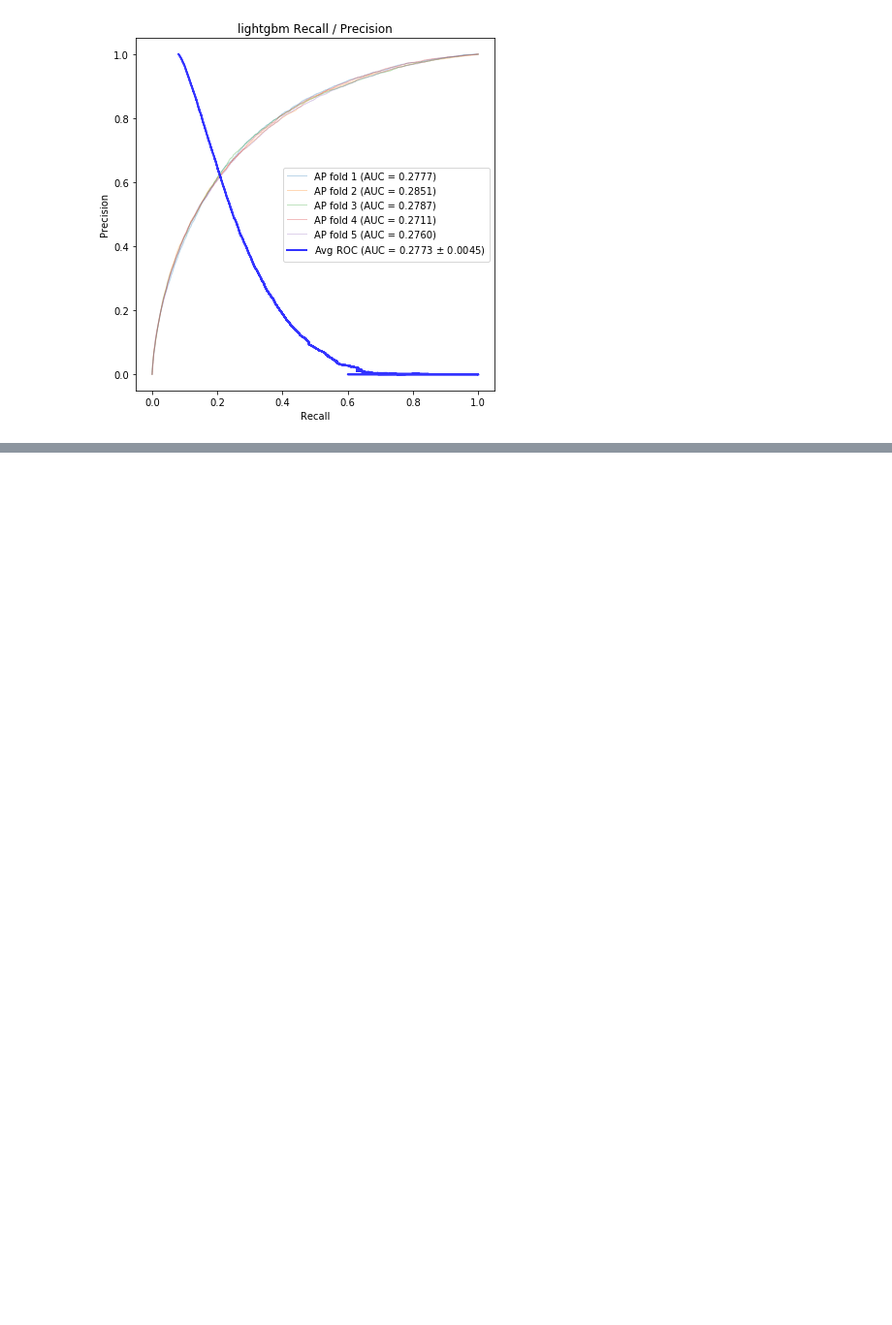
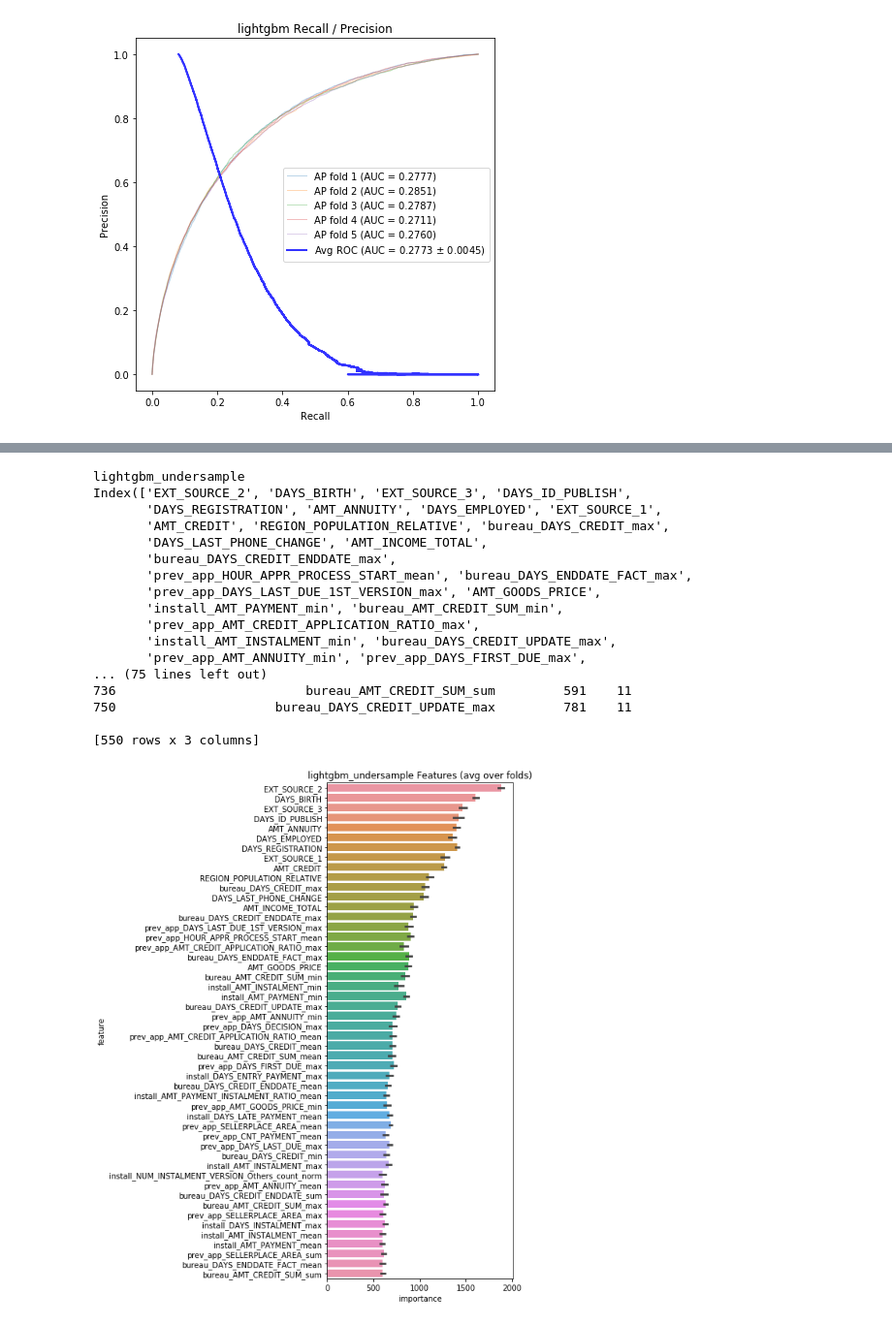
Before and after one commit to kaholau/home-credit-default-risk, a Jupyter notebook: app/code/lightgbm.ipynb, the cells around one changed output, grey strips where cells are left out. Shown at 97% size. Drawn from its saved outputs; the diff is of its cells as text; code cells hidden in the pictures; blank space fills up the shorter version.

Commit message:
add lightgbm undersampling result

```diff
--- a/app/code/lightgbm.ipynb
+++ b/app/code/lightgbm.ipynb
@@ -83,3 +83,5 @@ Index(['DAYS_BIRTH', 'EXT_SOURCE_2', 'EXT_SOURCE_3', 'DAYS_ID_PUBLISH',
 [figure]
 [figure]
 [figure]
+# %%
+oof_preds, test_preds, importances, folds = myutil.cross_validation_undersample(data, test, y, lgb)
@@ -85,0 +102,22 @@ Index(['DAYS_BIRTH', 'EXT_SOURCE_2', 'EXT_SOURCE_3', 'DAYS_ID_PUBLISH',
+# %%
+title = 'lightgbm_undersample'
+myutil.report(test_preds, folds, importances, data, y, oof_preds, title)
+# %% [output]
+lightgbm_undersample
+Index(['EXT_SOURCE_2', 'DAYS_BIRTH', 'EXT_SOURCE_3', 'DAYS_ID_PUBLISH',
+       'DAYS_REGISTRATION', 'AMT_ANNUITY', 'DAYS_EMPLOYED', 'EXT_SOURCE_1',
+       'AMT_CREDIT', 'REGION_POPULATION_RELATIVE', 'bureau_DAYS_CREDIT_max',
+       'DAYS_LAST_PHONE_CHANGE', 'AMT_INCOME_TOTAL',
+       'bureau_DAYS_CREDIT_ENDDATE_max',
+       'prev_app_HOUR_APPR_PROCESS_START_mean', 'bureau_DAYS_ENDDATE_FACT_max',
+       'prev_app_DAYS_LAST_DUE_1ST_VERSION_max', 'AMT_GOODS_PRICE',
+       'install_AMT_PAYMENT_min', 'bureau_AMT_CREDIT_SUM_min',
+       'prev_app_AMT_CREDIT_APPLICATION_RATIO_max',
+       'install_AMT_INSTALMENT_min', 'bureau_DAYS_CREDIT_UPDATE_max',
+       'prev_app_AMT_ANNUITY_min', 'prev_app_DAYS_FIRST_DUE_max',
+... (75 lines left out)
+736                         bureau_AMT_CREDIT_SUM_sum         591    11
+750                     bureau_DAYS_CREDIT_UPDATE_max         781    11
+
+[550 rows x 3 columns]
+[figure, added]
```
Also changed, not shown: parts of 3 cells of this notebook.
